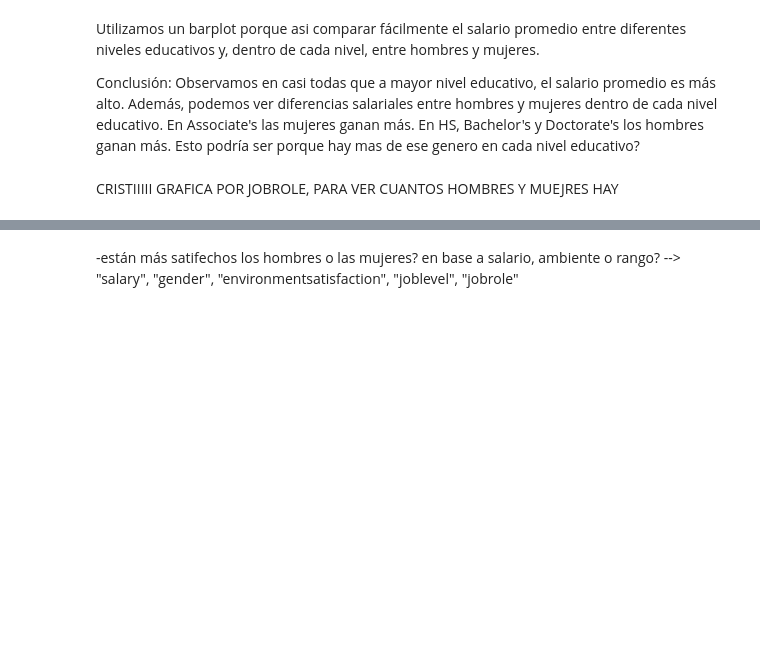
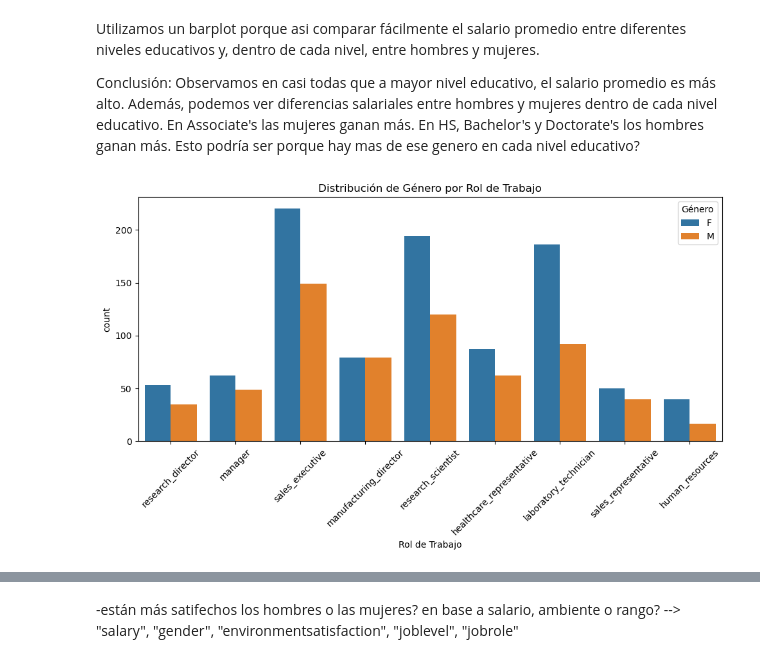
Before and after one commit to NuriaSalasVazquez/project-da-promo-49-modulo-3-team-4, a Jupyter notebook: EDA.ipynb, the cells around one changed output, grey strips where cells are left out. Saved outputs shown, nothing was run; the diff lists cells and outputs as text; code cells hidden in the pictures; blank space fills up the shorter version.

```diff
--- a/EDA.ipynb
+++ b/EDA.ipynb
@@ -997,5 +997,15 @@ Utilizamos un barplot porque asi comparar fácilmente el salario promedio entre
 Conclusión:
 Observamos en casi todas que a mayor nivel educativo, el salario promedio es más alto. Además, podemos ver diferencias salariales entre hombres y mujeres dentro de cada nivel educativo. En Associate's las mujeres ganan más. En HS, Bachelor's y Doctorate's los hombres ganan más.
 Esto podría ser porque hay mas de ese genero en cada nivel educativo?
-# %% [markdown]
-CRISTIIIII GRAFICA POR JOBROLE, PARA VER CUANTOS HOMBRES Y MUEJRES HAY
+# %%
+
+plt.figure(figsize=(10,6))
+sns.countplot(data=df, x='jobrole', hue='gender')
+plt.xticks(rotation=45)
+plt.title('Distribución de Género por Rol de Trabajo')
+plt.xlabel('Rol de Trabajo')
+plt.legend(title='Género')
+plt.tight_layout()
+plt.show()
+# %% [output]
+[figure, added]
```
Also changed, not shown: parts of 18 cells of this notebook.
